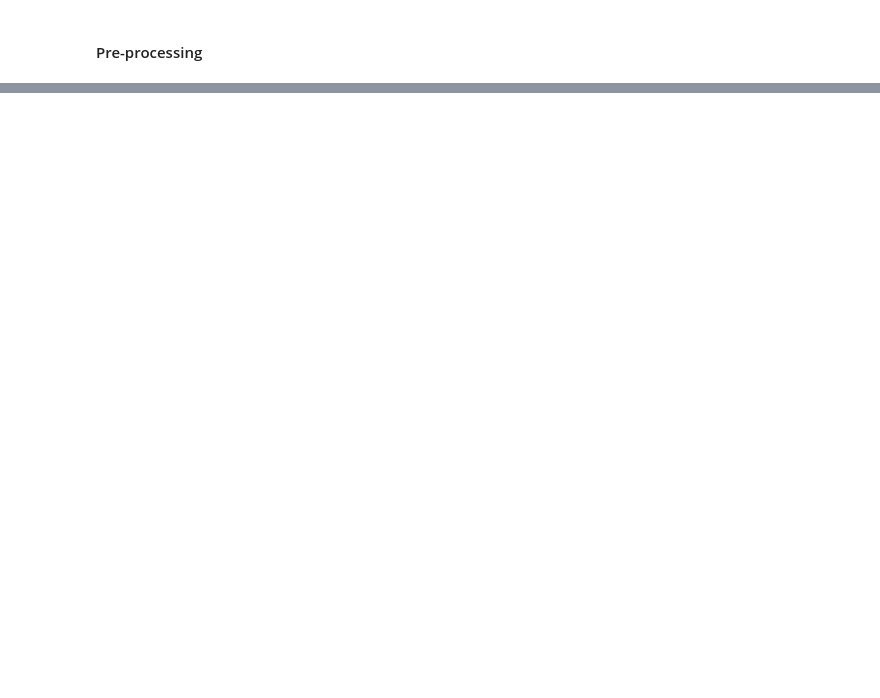
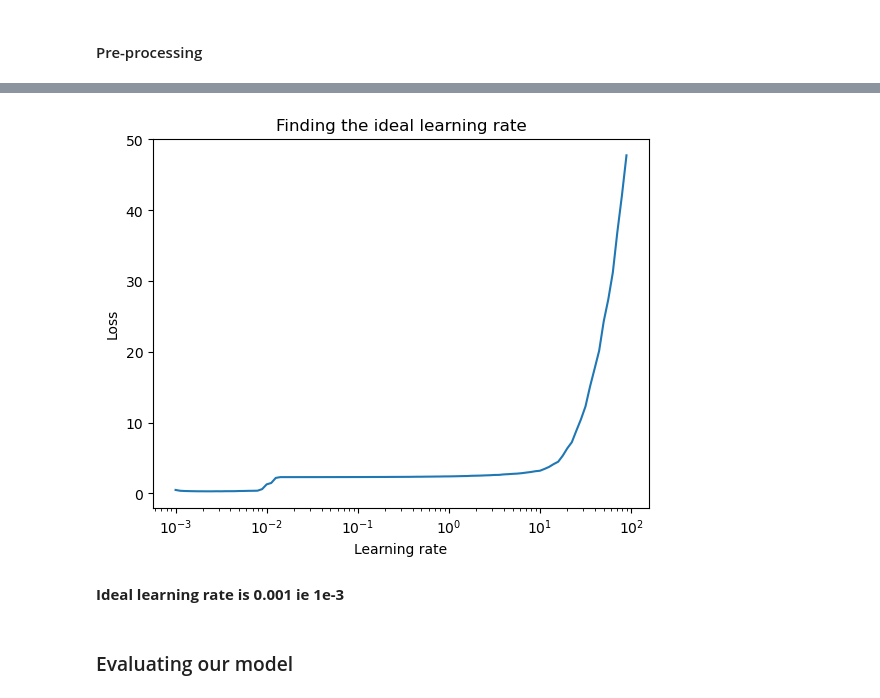
Before and after one commit to dibkb/tensorflow-udemy, a Jupyter notebook: Multiclass Classification.ipynb, the cells around one changed output, grey strips where cells are left out. Drawn from its saved outputs; the diff is of its cells as text; code cells hidden in the pictures; blank space fills up the shorter version.

```diff
--- a/Multiclass Classification.ipynb
+++ b/Multiclass Classification.ipynb
@@ -186,0 +192,16 @@ pd.DataFrame(norm_history.history).plot()
+# %%
+# create the model
+model_three = tf.keras.Sequential([
+    tf.keras.layers.Flatten(input_shape=(28,28)),
+    tf.keras.layers.Dense(512,activation="relu"),
+    tf.keras.layers.Dense(256,activation="relu"),
+    tf.keras.layers.Dense(128,activation="relu"),
+    tf.keras.layers.Dense(64,activation="relu"),
+    tf.keras.layers.Dense(10,activation="softmax"),
+])
+# compile
+model_three.compile(loss="sparse_categorical_crossentropy",optimizer=tf.keras.optimizers.legacy.Adam(learning_rate=0.1),metrics="accuracy")
+lr_scheduler = tf.keras.callbacks.LearningRateScheduler(lambda epoch: 1e-3 * 10**(epoch/20))
+# fit the model
+history_lr = model_three.fit(train_data_norm, train_labels, epochs=100, callbacks=[lr_scheduler],
+                             validation_data=(test_data_norm,test_labels))
@@ -186,0 +226,15 @@ pd.DataFrame(norm_history.history).plot()
+# %%
+# Plot the learning rate decay curve
+import numpy as np
+import matplotlib.pyplot as plt
+lrs = 1e-3 * (10**(np.arange(100)/20))
+plt.semilogx(lrs, history_lr.history["loss"]) # want the x-axis to be log-scale
+plt.xlabel("Learning rate")
+plt.ylabel("Loss")
+plt.title("Finding the ideal learning rate");
+# %% [output]
+[figure, added]
+# %% [markdown]
+**Ideal learning rate is 0.001 ie 1e-3**
+# %% [markdown]
+### Evaluating our model
```
Also changed, not shown: parts of 17 cells of this notebook.
